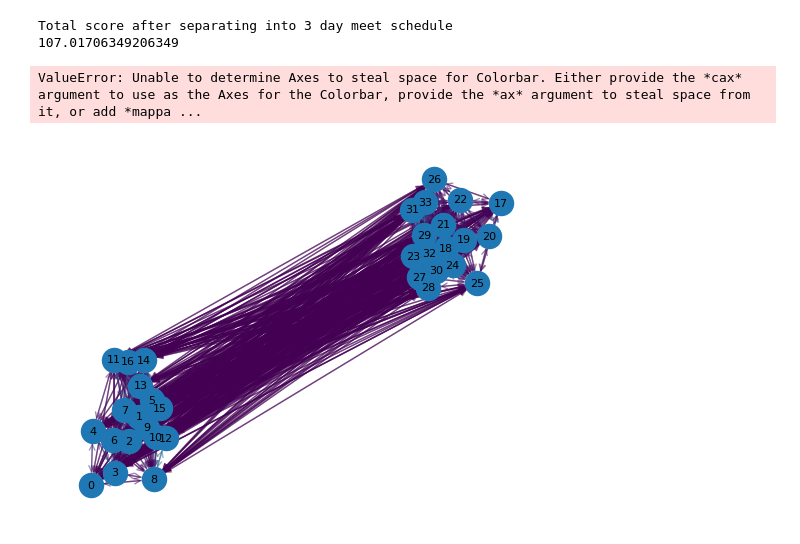
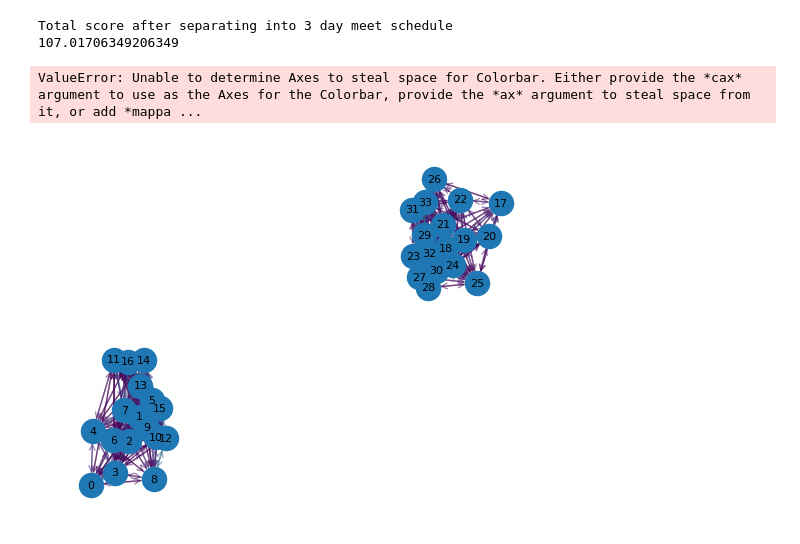
Before and after one commit to MitchKubina/CSCI4022_FinalProject, a Jupyter notebook: market_basket.ipynb, the cells around one changed output. Cells and saved outputs as stored; diff of their text form; code cells hidden in the pictures.

Commit message:
got some cooler graphs

```diff
--- a/market_basket.ipynb
+++ b/market_basket.ipynb
@@ -298,36 +336,38 @@ for i in range(34):
     for j in range(34):
         if i != j:  # Optional: skip self-loops if you don't want arrows pointing to itself
             if (i < j):
-                G.add_edge(i, j, weight = test_matrix[i, j])
+                if (test_matrix[i,j] > 0):
+                    G.add_edge(i, j, weight = test_matrix[i, j])
             else:
-                G.add_edge(i, j, weight = test_matrix[j, i])
+                if (test_matrix[j,i] > 0):
+                    G.add_edge(i, j, weight = test_matrix[j, i])
 
 # Set positions (you can customize layout: spring_layout, circular_layout, etc.)
 pos = nx.spring_layout(G, seed=42)  # or try nx.circular_layout(G)
 
 # Draw nodes
 nx.draw_networkx_nodes(G, pos, node_size=300)
 
 # Draw edges with transparency based on weight
 edges = G.edges()
 weights = [G[u][v]['weight'] for u,v in edges]
 nx.draw_networkx_edges(
     G, pos,
     edgelist=edges,
     arrowstyle='->',
     arrowsize=10,
     edge_color=weights,
     #edge_cmap=plt.cm.plasma,  # Color map (choose your favorite)
     width=1,
     alpha = 0.5
 )
 
 # Draw labels (optional)
 nx.draw_networkx_labels(G, pos, font_size=8)
 
 plt.axis('off')
 plt.colorbar(plt.cm.ScalarMappable(cmap=plt.cm.plasma), label="Edge Weight Intensity")
 plt.show()
 # %% [output]
 ValueError: Unable to determine Axes to steal space for Colorbar. Either provide the *cax* argument to use as the Axes for the Colorbar, provide the *ax* argument to steal space from it, or add *mappa ...
-[figure, old version]
+[figure, new version]
```
Also changed, not shown: parts of 3 cells of this notebook.
